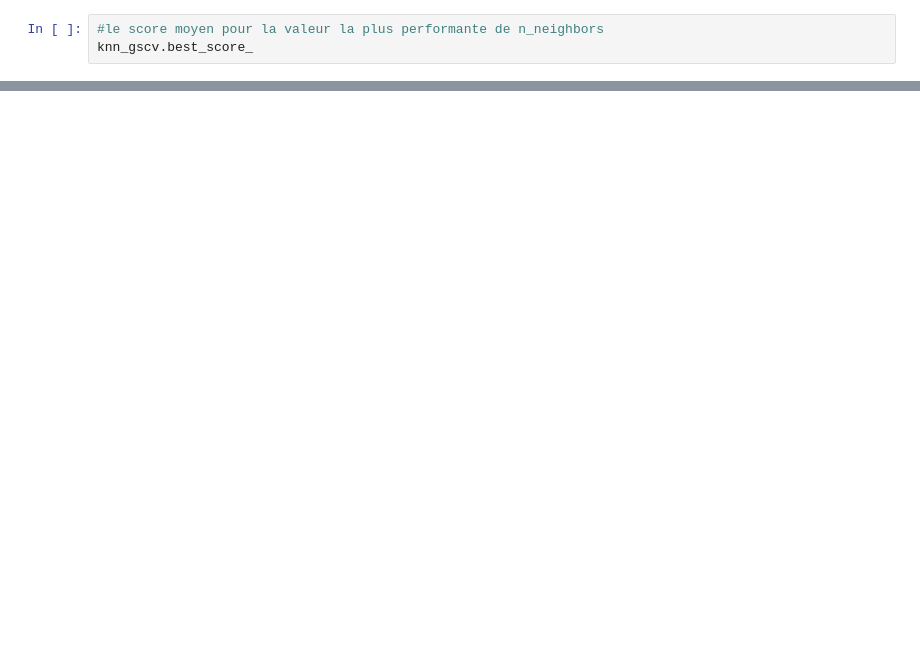
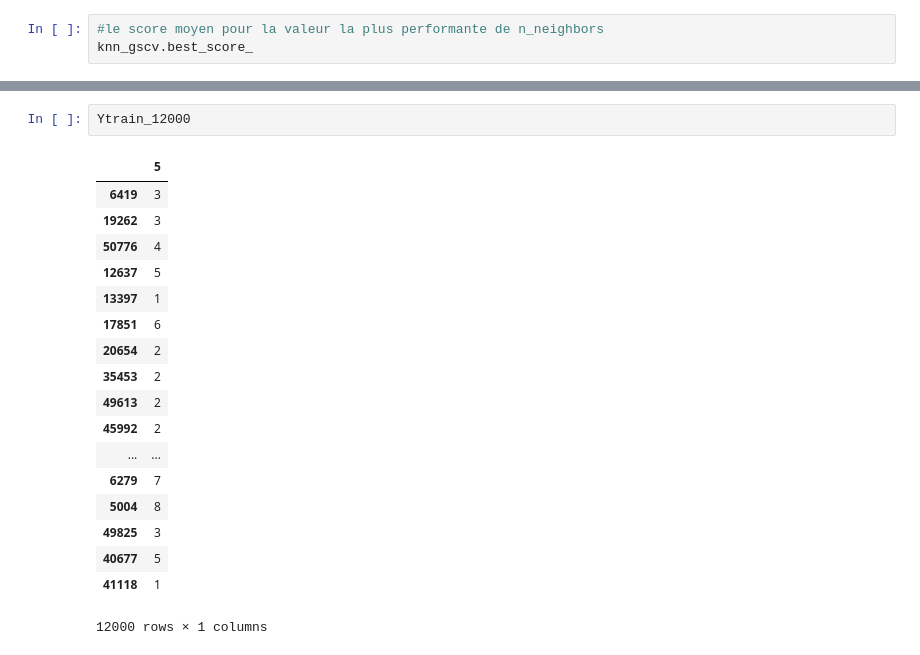
Before and after one commit to Malick-W/Master_DS, a Jupyter notebook: Statistique_en_grande_dimension/TP/TP1/script_TP1.ipynb, the cells around one changed output, grey strips where cells are left out. Drawn from its saved outputs; the diff is of its cells as text; blank space fills up the shorter version.

```diff
--- a/Statistique_en_grande_dimension/TP/TP1/script_TP1.ipynb
+++ b/Statistique_en_grande_dimension/TP/TP1/script_TP1.ipynb
@@ -608,0 +652,21 @@ knn_gscv.best_score_
+# %%
+Ytrain_12000
+# %% [output]
+|  | 5 |
+| 6419 | 3 |
+| 19262 | 3 |
+| 50776 | 4 |
+| 12637 | 5 |
+| 13397 | 1 |
+| 17851 | 6 |
+| 20654 | 2 |
+| 35453 | 2 |
+| 49613 | 2 |
+| 45992 | 2 |
+| ... | ... |
+| 6279 | 7 |
+| 5004 | 8 |
+| 49825 | 3 |
+| 40677 | 5 |
+| 41118 | 1 |
+12000 rows × 1 columns
```
Also changed, not shown: parts of 17 cells of this notebook.
